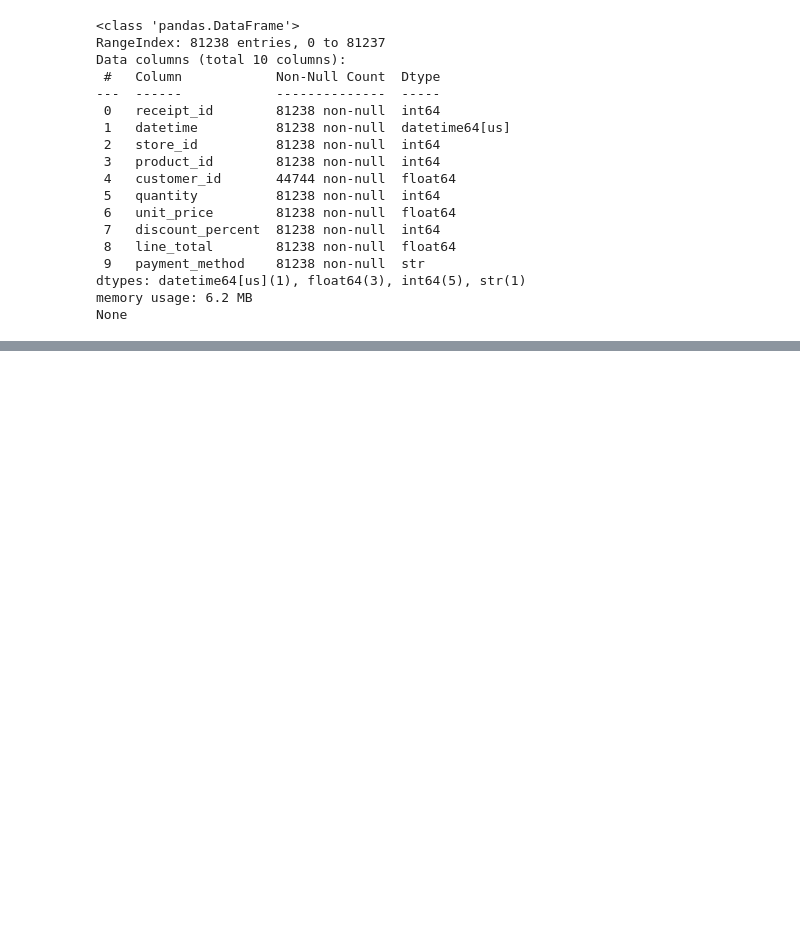
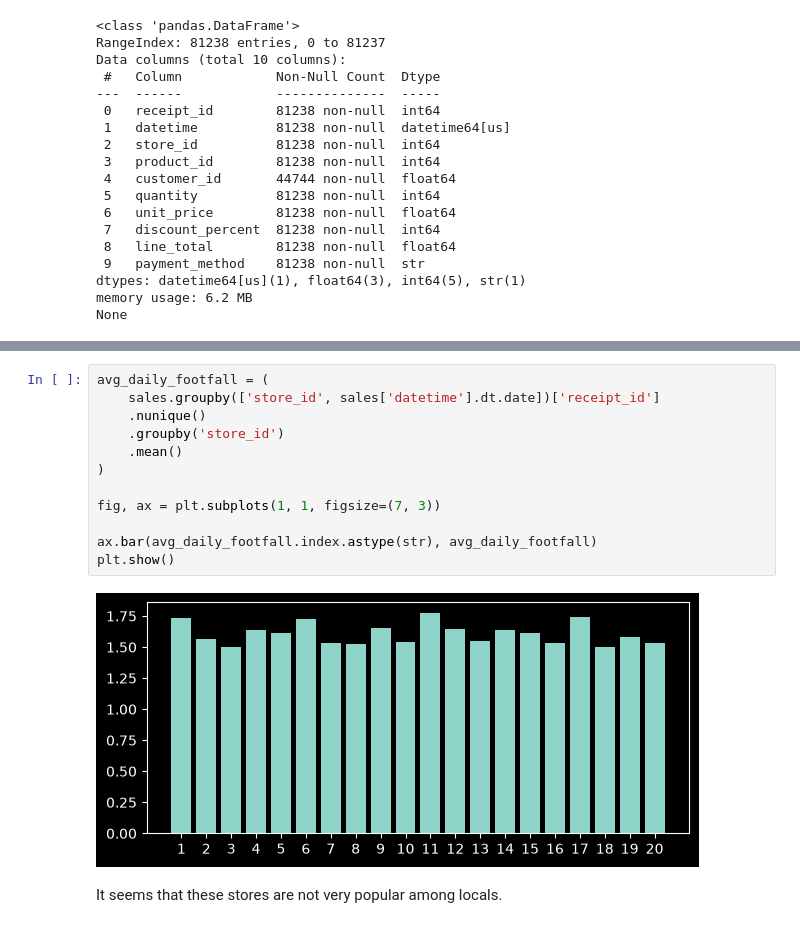
Before and after one commit to TAbramovskaya/dear-neighbour, a Jupyter notebook: python/data_overview.ipynb, the cells around one changed output, grey strips where cells are left out. Cells and saved outputs as stored; diff of their text form; blank space fills up the shorter version.

```diff
--- a/python/data_overview.ipynb
+++ b/python/data_overview.ipynb
@@ -55,0 +140,16 @@ None
+# %%
+avg_daily_footfall = (
+    sales.groupby(['store_id', sales['datetime'].dt.date])['receipt_id']
+    .nunique()
+    .groupby('store_id')
+    .mean()
+)
+
+fig, ax = plt.subplots(1, 1, figsize=(7, 3))
+
+ax.bar(avg_daily_footfall.index.astype(str), avg_daily_footfall)
+plt.show()
+# %% [output]
+[figure, added]
+# %% [markdown]
+It seems that these stores are not very popular among locals.
```
Also changed, not shown: parts of 12 cells of this notebook.
